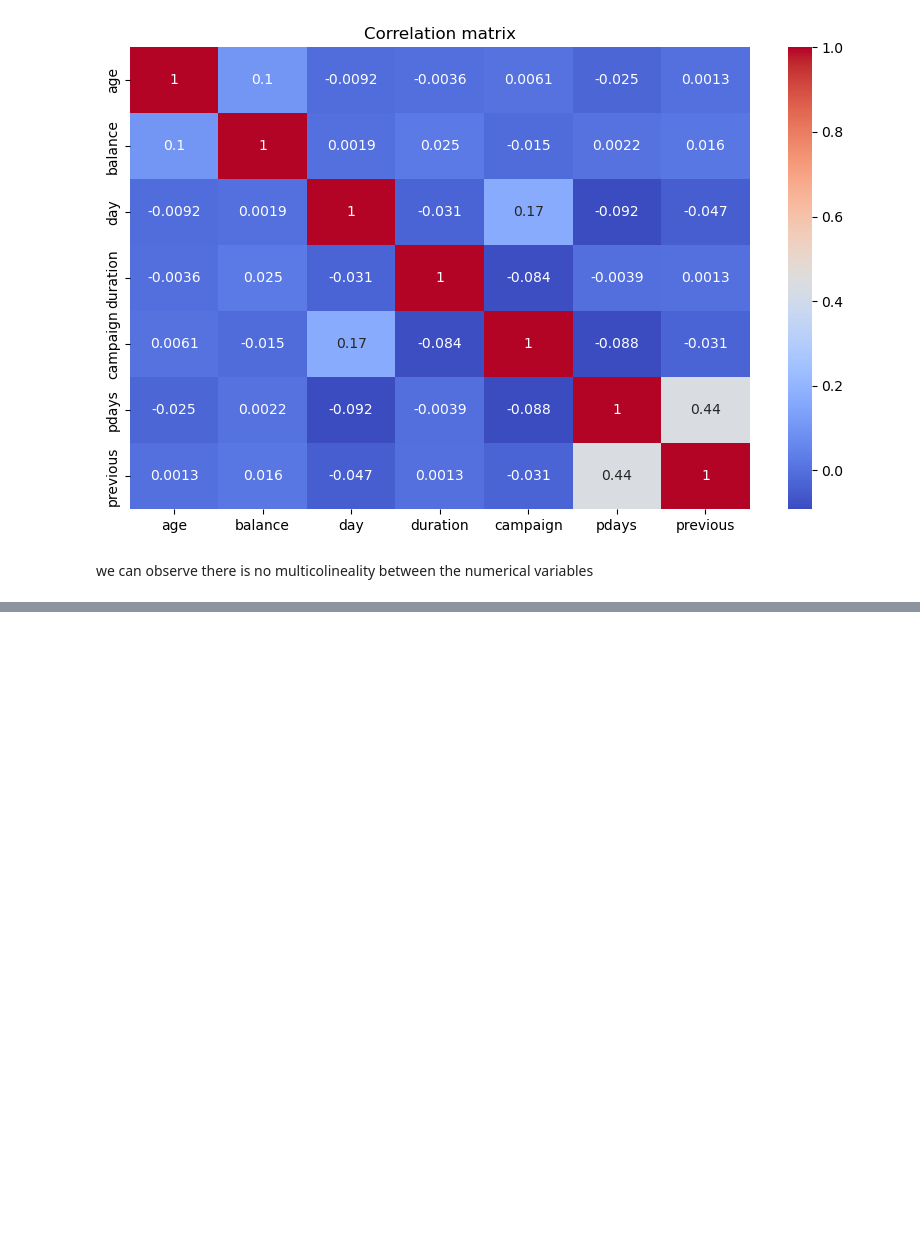
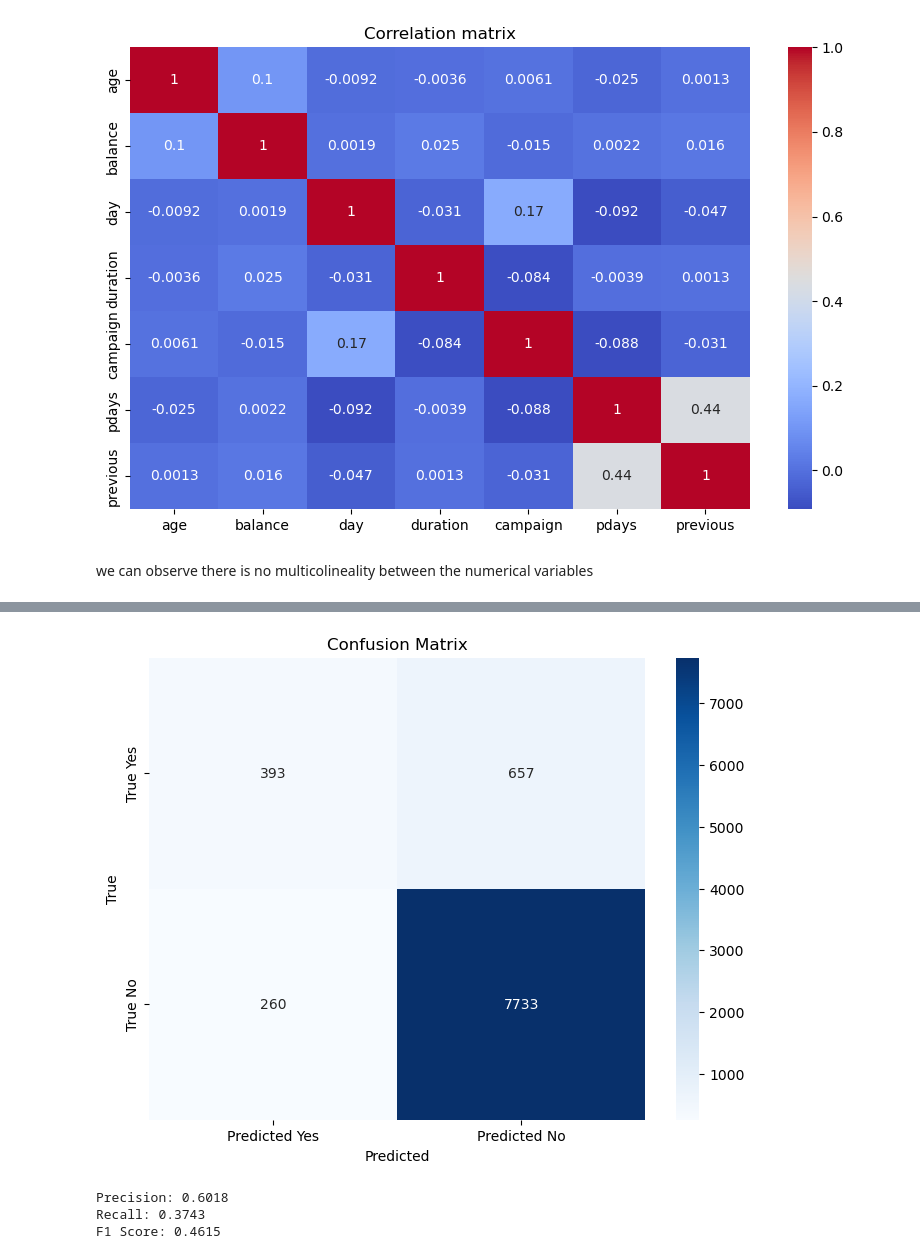
Before and after one commit to kesant/bank_campaign_conversion, a Jupyter notebook: notebooks/00_kjst_EDA.ipynb, the cells around one changed output, grey strips where cells are left out. Cells and saved outputs as stored; diff of their text form; code cells hidden in the pictures; blank space fills up the shorter version.

```diff
--- a/notebooks/00_kjst_EDA.ipynb
+++ b/notebooks/00_kjst_EDA.ipynb
@@ -347,0 +530,30 @@ we can  observe there is no multicolineality between the numerical variables
+# %%
+y_pred_class = (y_pred > 0.90).astype(int)  # Asume que 1 es la clase positiva y 0 es la clase negativa
+
+# Calcular la matriz de confusión
+conf_matrix = confusion_matrix(y_test, y_pred_class, labels=[1, 0])  # Definir explícitamente el orden de las clases
+
+# Mostrar la matriz de confusión como un heatmap
+plt.figure(figsize=(8, 6))
+sns.heatmap(conf_matrix, annot=True, fmt='d', cmap='Blues', xticklabels=['Predicted Yes', 'Predicted No'], yticklabels=['True Yes', 'True No'])
+plt.xlabel('Predicted')
+plt.ylabel('True')
+plt.title('Confusion Matrix')
+plt.show()
+# %% [output]
+[figure, added]
+# %%
+
+# Calcular precision, recall y F1 score
+precision = precision_score(y_test, y_pred>0.90)
+recall = recall_score(y_test, y_pred>0.90)
+f1 = f1_score(y_test, y_pred>0.90)
+
+# Mostrar las métricas
+print(f"Precision: {precision:.4f}")
+print(f"Recall: {recall:.4f}")
+print(f"F1 Score: {f1:.4f}")
+# %% [output]
+Precision: 0.6018
+Recall: 0.3743
+F1 Score: 0.4615
```
Also changed, not shown: parts of 27 cells of this notebook, 1 other file.
